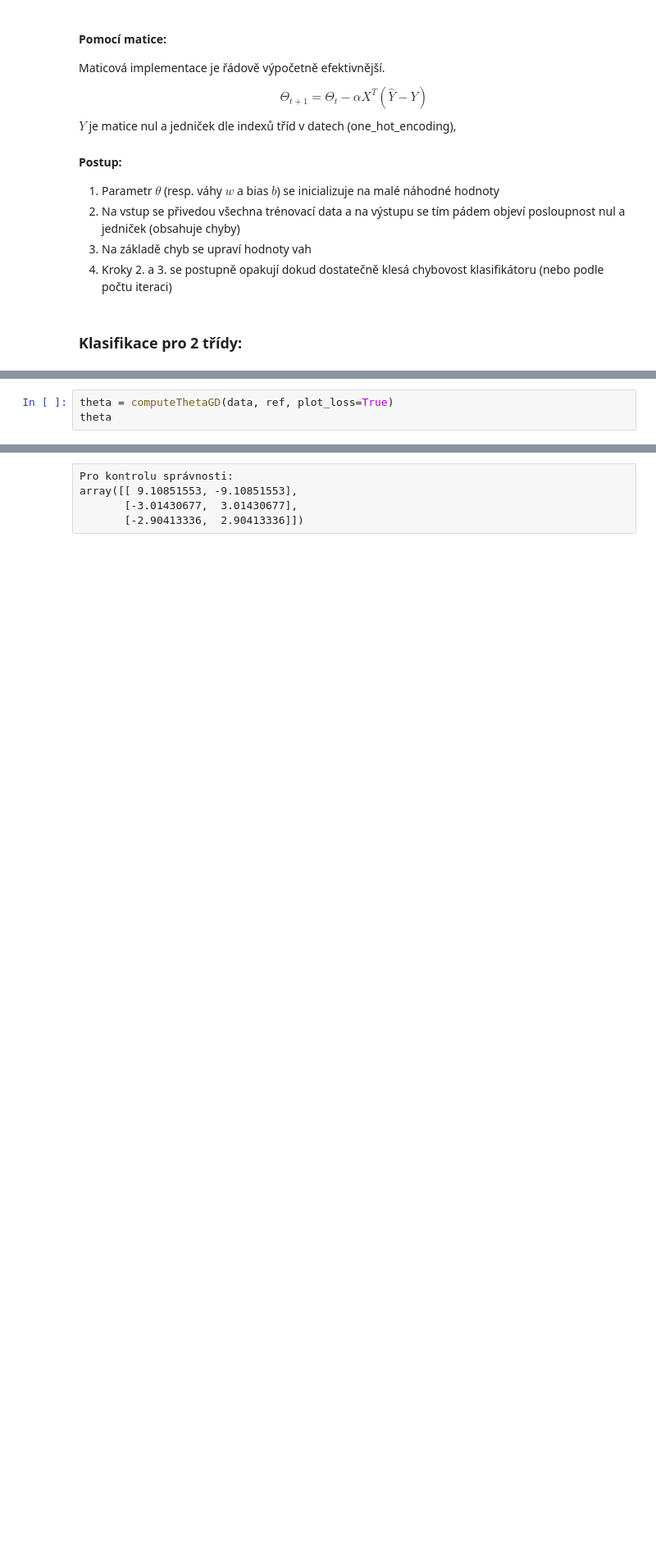
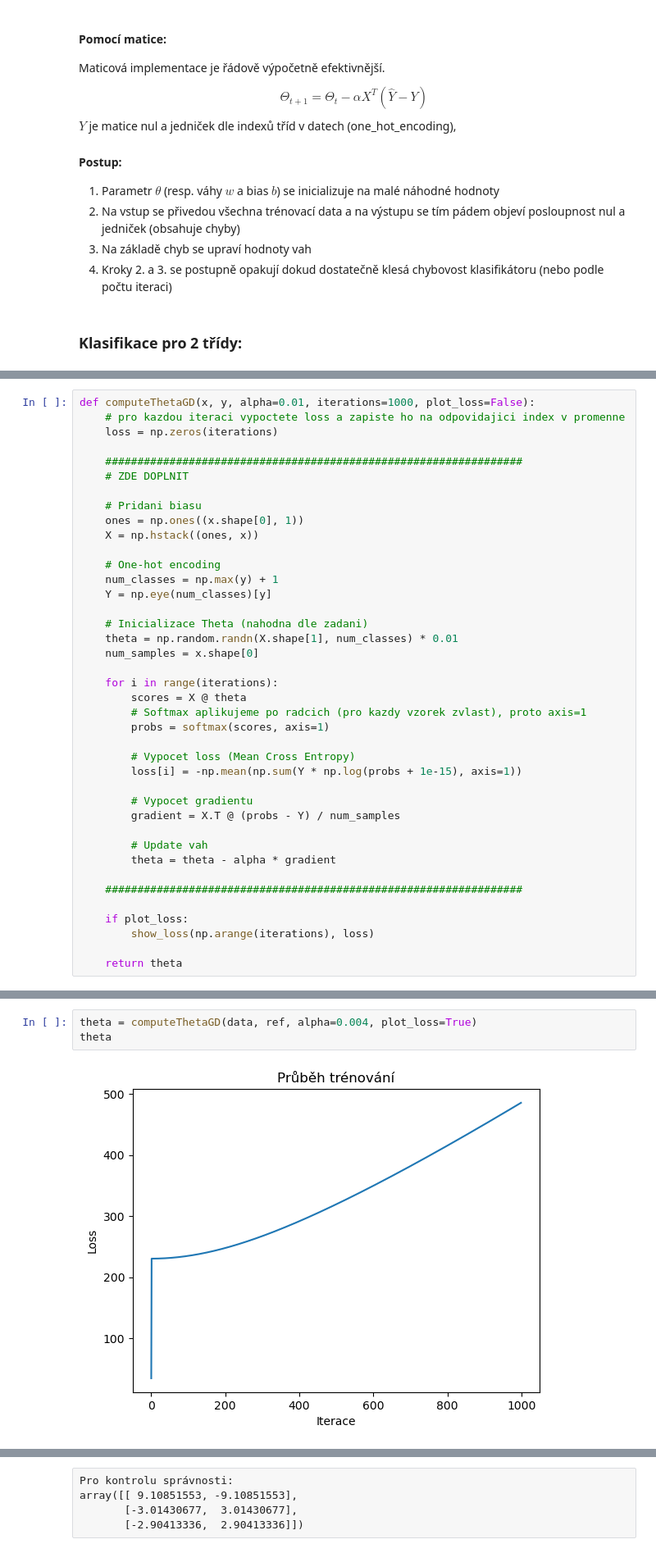
Before and after one commit to c4da/vsu, a Jupyter notebook: 07_SOFTMAX.ipynb, the cells around one changed output, grey strips where cells are left out. Shown at 82% size. Cells and saved outputs as stored; diff of their text form; blank space fills up the shorter version.

```diff
--- a/07_SOFTMAX.ipynb
+++ b/07_SOFTMAX.ipynb
@@ -101,0 +76,40 @@ def computeThetaGD(x, y, alpha=0.01, iterations=1000, plot_loss=False):
+# %%
+def computeThetaGD(x, y, alpha=0.01, iterations=1000, plot_loss=False):
+    # pro kazdou iteraci vypoctete loss a zapiste ho na odpovidajici index v promenne
+    loss = np.zeros(iterations)
+
+    #################################################################
+    # ZDE DOPLNIT
+
+    # Pridani biasu
+    ones = np.ones((x.shape[0], 1))
+    X = np.hstack((ones, x))
+
+    # One-hot encoding
+    num_classes = np.max(y) + 1
+    Y = np.eye(num_classes)[y]
+
+    # Inicializace Theta (nahodna dle zadani)
+    theta = np.random.randn(X.shape[1], num_classes) * 0.01
+    num_samples = x.shape[0]
+
+    for i in range(iterations):
+        scores = X @ theta
+        # Softmax aplikujeme po radcich (pro kazdy vzorek zvlast), proto axis=1
+        probs = softmax(scores, axis=1)
+
+        # Vypocet loss (Mean Cross Entropy)
+        loss[i] = -np.mean(np.sum(Y * np.log(probs + 1e-15), axis=1))
+
+        # Vypocet gradientu
+        gradient = X.T @ (probs - Y) / num_samples
+
+        # Update vah
+        theta = theta - alpha * gradient
+
+    #################################################################
+
+    if plot_loss:
+        show_loss(np.arange(iterations), loss)
+
+    return theta
@@ -102,3 +143,5 @@ def computeThetaGD(x, y, alpha=0.01, iterations=1000, plot_loss=False):
 # %%
-theta = computeThetaGD(data, ref, plot_loss=True)
+theta = computeThetaGD(data, ref, alpha=0.004, plot_loss=True)
 theta
+# %% [output]
+[figure, added]
```
Also changed, not shown: parts of 16 cells of this notebook, 1 other file.
